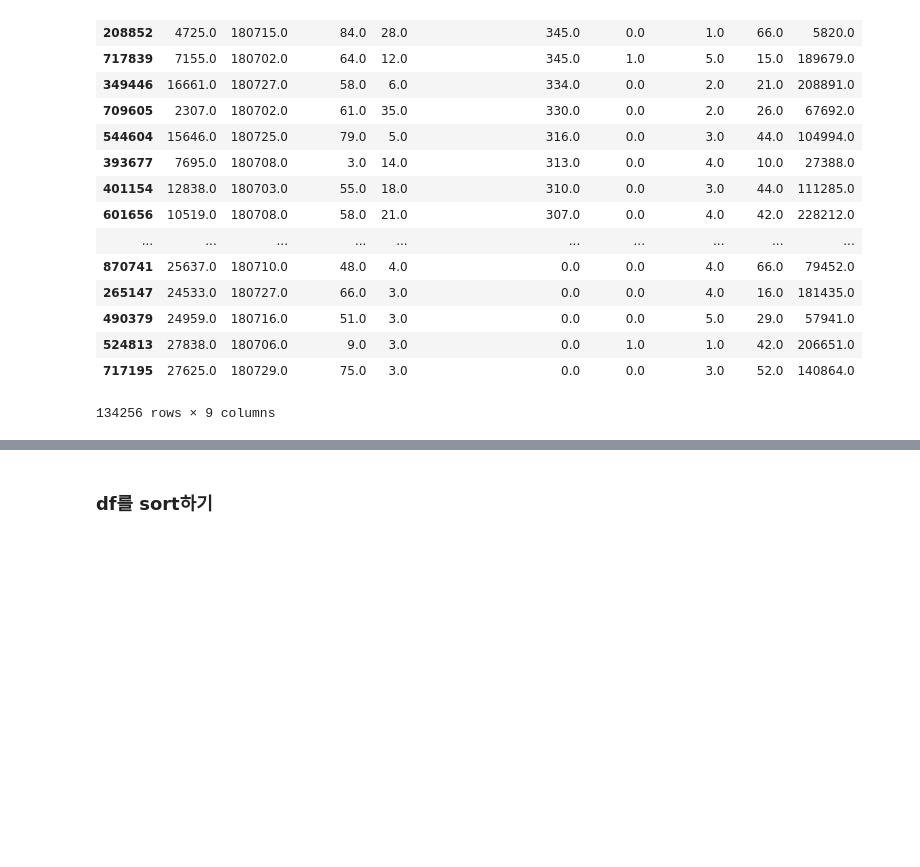
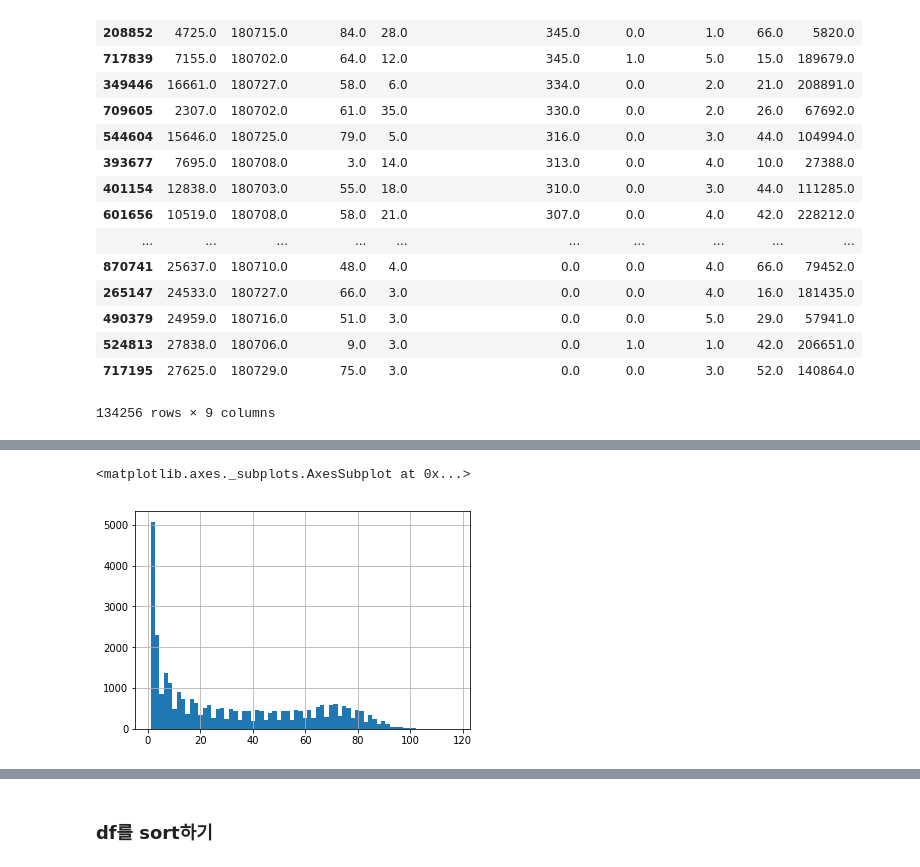
Before and after one commit to mchoimis/-, a Jupyter notebook: test-pandas.ipynb, the cells around one changed output, grey strips where cells are left out. Drawn from its saved outputs; the diff is of its cells as text; code cells hidden in the pictures; blank space fills up the shorter version.

```diff
--- a/test-pandas.ipynb
+++ b/test-pandas.ipynb
@@ -242,0 +306,5 @@ Name: MCT_ADM_GDS_APB_CD, dtype: int64
+# %%
+grouped.hist(bins=70) # 이 데이터에 따르면, 대부분 1-2개의 행정동에서 거래가 이루어짐
+# %% [output]
+<matplotlib.axes._subplots.AxesSubplot at 0x...>
+[figure, added]
```
Also changed, not shown: parts of 52 cells of this notebook.
